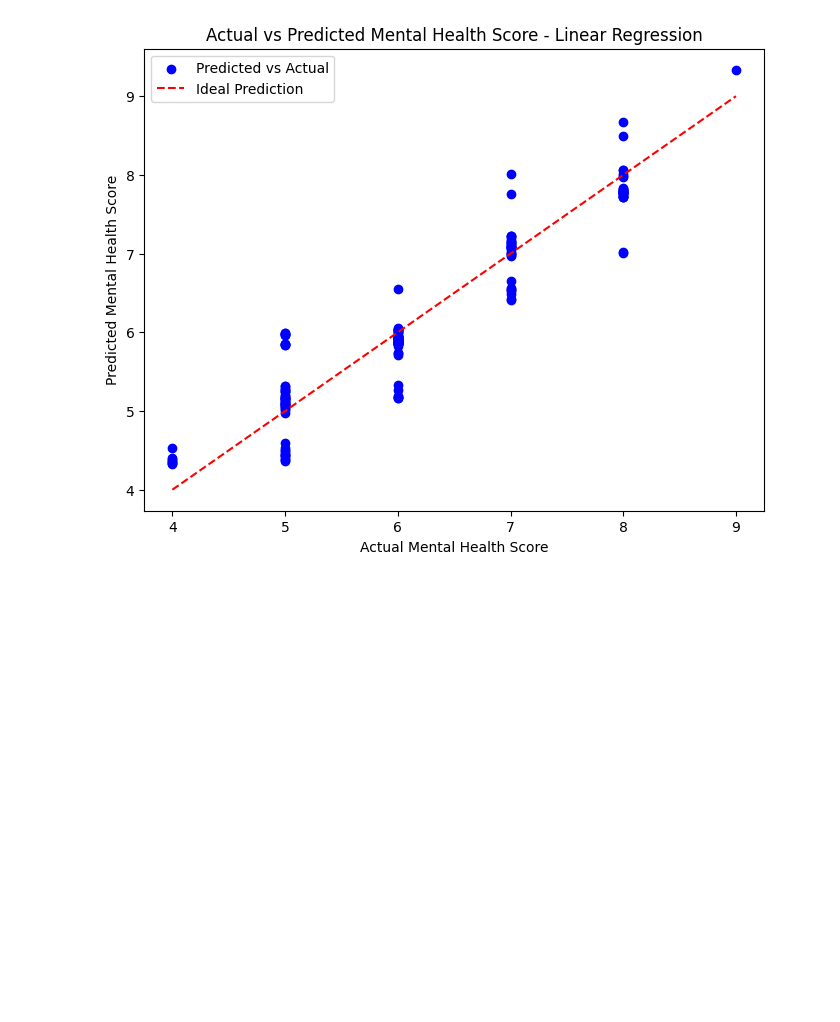
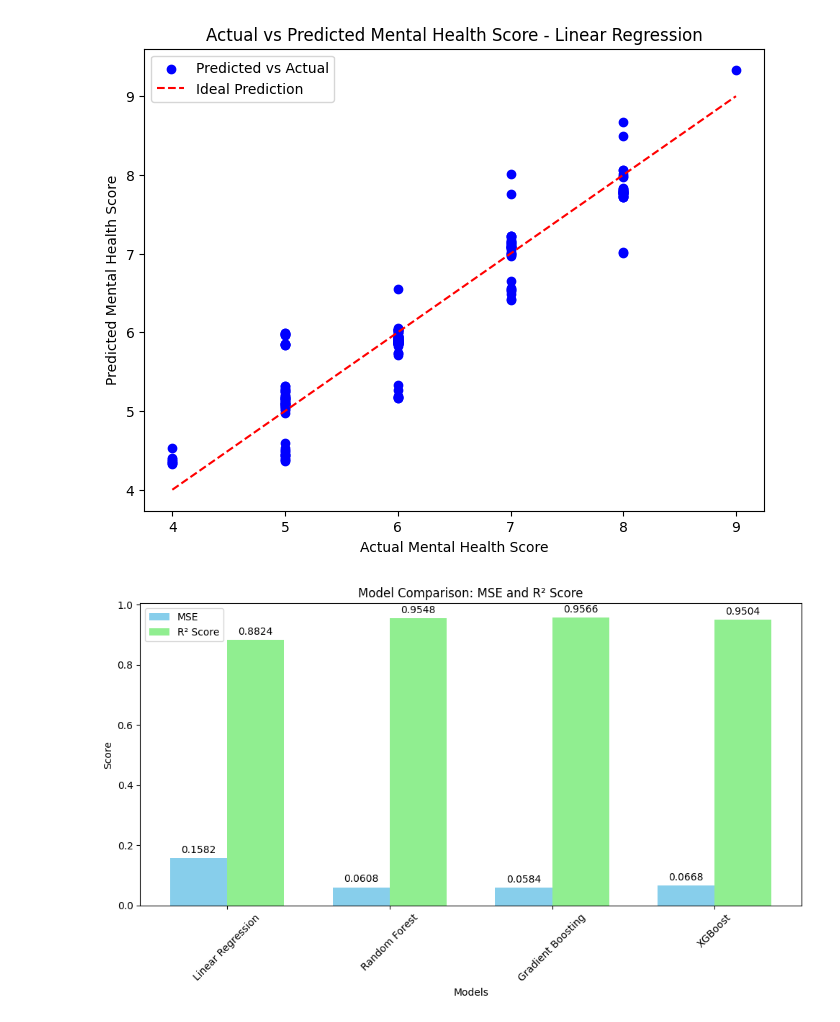
Before and after one commit to aliasgharmirhshai/social-media-addiction, a Jupyter notebook: main.ipynb, the cells around one changed output. Cells and saved outputs as stored; diff of their text form; code cells hidden in the pictures; blank space fills up the shorter version.

```diff
--- a/main.ipynb
+++ b/main.ipynb
@@ -127,15 +127,6 @@ Index: []
 
 num_cols = ["Age", "Avg_Daily_Usage_Hours", "Sleep_Hours_Per_Night",
             "Mental_Health_Score", "Conflicts_Over_Social_Media", "Addicted_Score"]
-
-print("Histograms & KDE (Distribution plots)\n")
-plt.figure(figsize=(15,10))
-for i, col in enumerate(num_cols, 1):
-    plt.subplot(2, 3, i)
-    sns.histplot(df[col], kde=True, bins=20, color="skyblue")
-    plt.title(f"Distribution of {col}")
-plt.tight_layout()
-plt.show()
 
 print("\nBoxplots (Outliers check)\n")
 plt.figure(figsize=(15,10))
@@ -1021,3 +937,38 @@ plot_actual_vs_predicted(y_test, y_pred_lr, "Linear Regression")
 [figure]
 [figure]
 [figure]
+# %%
+# Plotting the comparison
+
+mse_values = [mse_lr, mse_rf, mse_gb, mse_xgboost]
+r2_values = [r2_lr, r2_rf, r2_gb, r2_xgboost]
+
+models = ['Linear Regression', 'Random Forest', 'Gradient Boosting', 'XGBoost']
+
+x = np.arange(len(models))
+width = 0.35
+
+fig, ax1 = plt.subplots(figsize=(10, 6))
+
+bars1 = ax1.bar(x - width/2, mse_values, width, label='MSE', color='skyblue')
+bars2 = ax1.bar(x + width/2, r2_values, width, label='R² Score', color='lightgreen')
+
+ax1.set_xlabel('Models')
+ax1.set_title('Model Comparison: MSE and R² Score')
+ax1.set_xticks(x)
+ax1.set_xticklabels(models, rotation=45)
+ax1.set_ylabel('Score')
+ax1.legend()
+
+def add_values(bars):
+    for bar in bars:
+        yval = bar.get_height()
+        ax1.text(bar.get_x() + bar.get_width()/2, yval + 0.01, round(yval, 4), ha='center', va='bottom')
+
+add_values(bars1)
+add_values(bars2)
+
+plt.tight_layout()
+plt.show()
+# %% [output]
+[figure, added]
```
Also changed, not shown: parts of 14 cells of this notebook.
